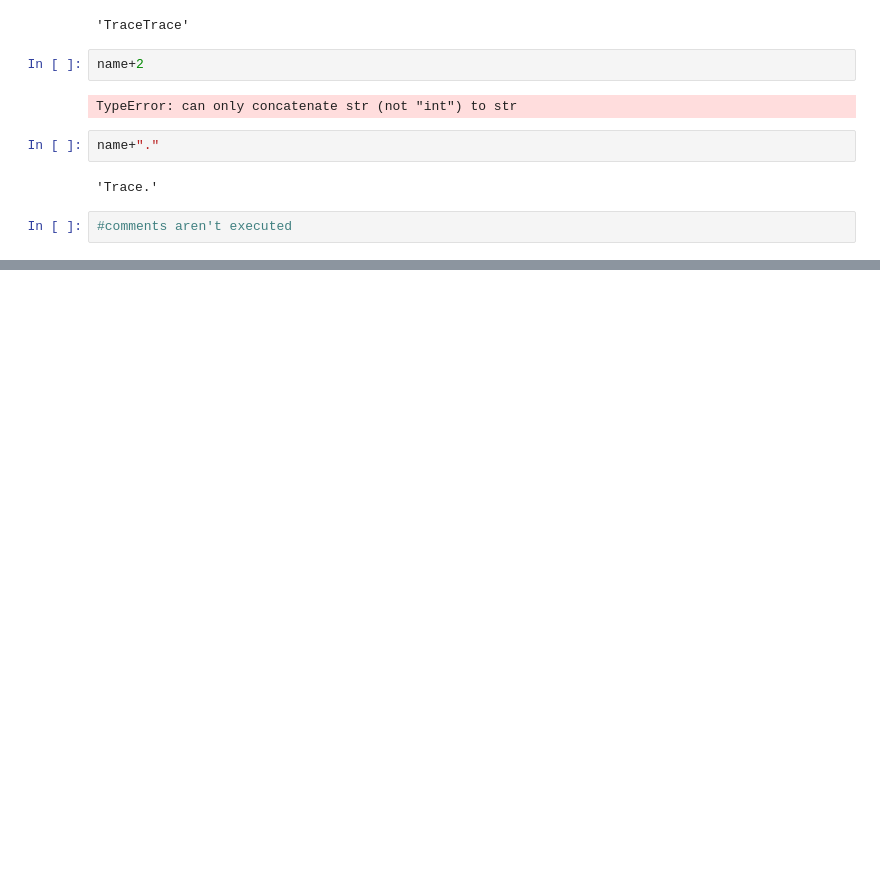
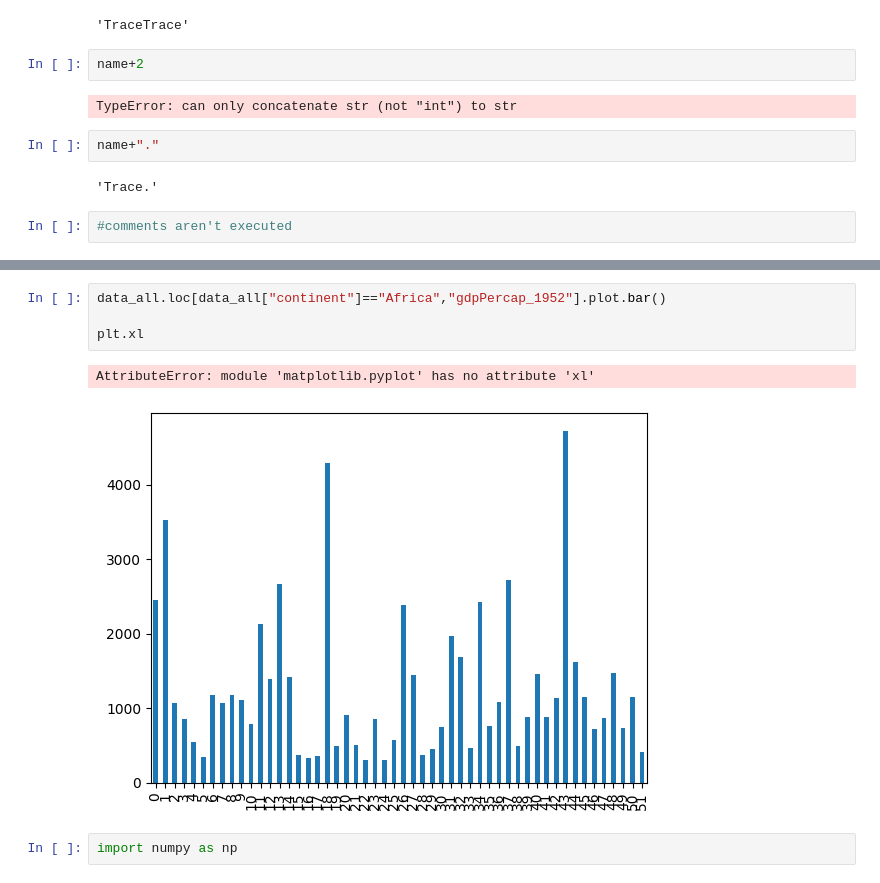
Before and after one commit to tbeuden/python-novice-gapminder-data, a Jupyter notebook: python-intro.ipynb, the cells around one changed output, grey strips where cells are left out. Drawn from its saved outputs; the diff is of its cells as text; blank space fills up the shorter version.

```diff
--- a/python-intro.ipynb
+++ b/python-intro.ipynb
@@ -94,0 +591,9 @@ name+"."
+# %%
+data_all.loc[data_all["continent"]=="Africa","gdpPercap_1952"].plot.bar()
+
+plt.xl
+# %% [output]
+AttributeError: module 'matplotlib.pyplot' has no attribute 'xl'
+[figure, added]
+# %%
+import numpy as np
```
Also changed, not shown: parts of 48 cells of this notebook.
